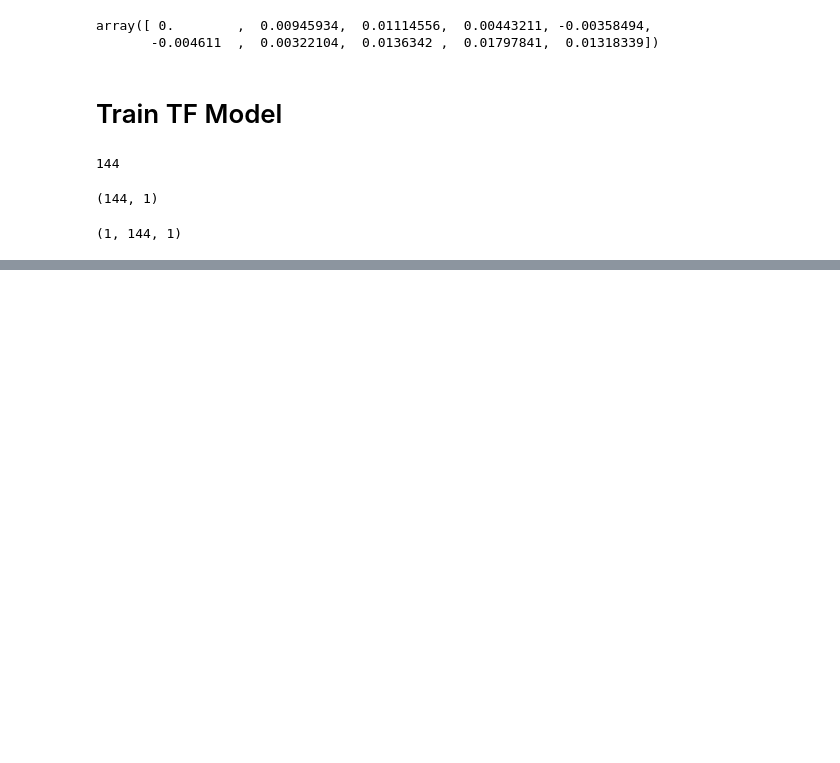
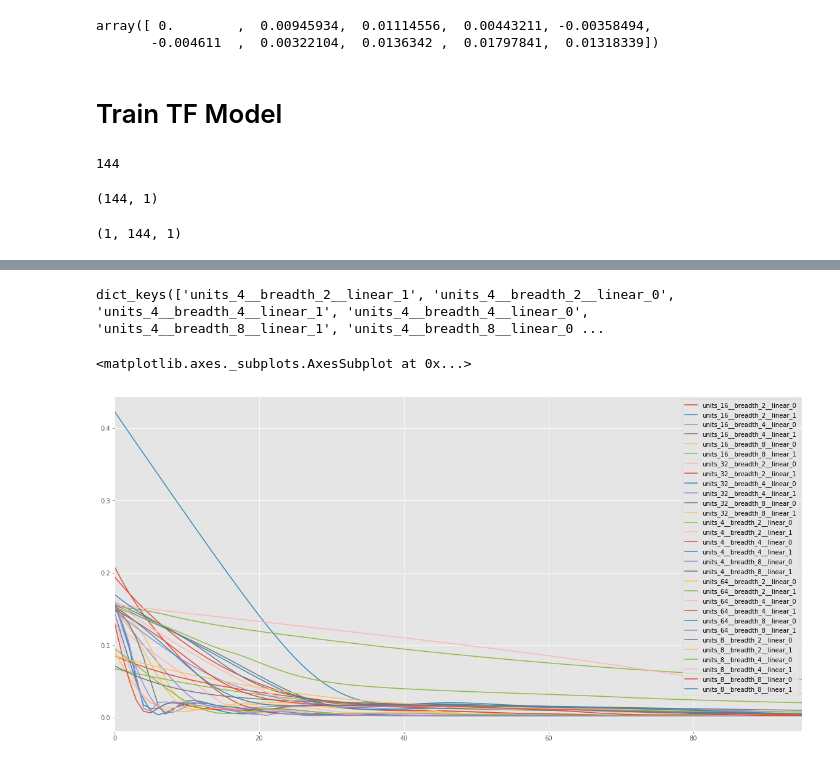
Before and after one commit to thepaulm/lstm, a Jupyter notebook: WebPage.ipynb, the cells around one changed output, grey strips where cells are left out. Saved outputs shown, nothing was run; the diff lists cells and outputs as text; code cells hidden in the pictures; blank space fills up the shorter version.

```diff
--- a/WebPage.ipynb
+++ b/WebPage.ipynb
@@ -321,30 +337,31 @@ class TFTrainContext(object):
         self.testY = testY
         self.losses = losses
 
-def train_model(dataset, look_back):
+def tf_train_model(x, y, units, breadth, linear):
     # split into train and test sets
-    train_size = int(len(dataset) * 0.67)
-    test_size = len(dataset) - train_size
-    train, test = dataset[0:train_size,:], dataset[train_size:len(dataset),:]
+    timesteps = x.shape[1]
+    train_size = int(timesteps * 0.67)
+    test_size = timesteps - train_size
+    trainX, testX = x[:,0:train_size,:], x[:,train_size:timesteps,:]
+    trainY, testY = y[:, 0:train_size,:], y[:,train_size:timesteps,:]
 
-    # reshape into X=t and Y=t+1
-    trainX, trainY = create_dataset(train, look_back)
-    testX, testY = create_dataset(test, look_back)
-
-    # reshape input to be [samples, time steps, features]
-    trainX = np.reshape(trainX, (trainX.shape[0], 1, trainX.shape[1]))
-    testX = np.reshape(testX, (testX.shape[0], 1, testX.shape[1]))
-
-    # create and fit the LSTM network
-    model = Sequential()
-    model.add(LSTM(4, input_shape=(1, look_back)))
-    model.add(Dense(1))
-    model.compile(loss='mean_squared_error', optimizer='adam')
+    model = b.TSModel(name="notebook", units=units, timesteps=train_size, l2norm=False,
+                      breadth=breadth, depth=1, linear=linear)
 
     start = timer()
-    history = model.fit(trainX, trainY, epochs=32, batch_size=1, verbose=0)
+    losses = model.fit(trainX, trainY, epochs=96, verbose=0)
+    model.close()
     end = timer()
 
     print("trained in ", end-start)
 
-    return TrainContext(model, dataset, trainX, trainY, testX, testY, history)
+    return TFTrainContext(model, dataset, trainX, trainY, testX, testY, losses)
+# %%
+models = {}
+for units in [4, 8, 16, 32, 64]:
+    for breadth in [2, 4, 8]:
+        for linear in [1, 0]:
+            name = "units_%d__breadth_%d__linear_%d" % (units, breadth, linear)
+            print("training: ", name)
+            tfctx = tf_train_model(xscaled, yscaled, units, breadth, linear)
+            models[name] = tfctx.losses
@@ -350,0 +386,9 @@ def train_model(dataset, look_back):
+# %%
+models.keys()
+# %% [output]
+dict_keys(['units_4__breadth_2__linear_1', 'units_4__breadth_2__linear_0', 'units_4__breadth_4__linear_1', 'units_4__breadth_4__linear_0', 'units_4__breadth_8__linear_1', 'units_4__breadth_8__linear_0 ...
+# %%
+pd.DataFrame(models).plot(figsize=(20, 10))
+# %% [output]
+<matplotlib.axes._subplots.AxesSubplot at 0x...>
+[figure, added]
```
Also changed, not shown: parts of 11 cells of this notebook, 1 other file.
